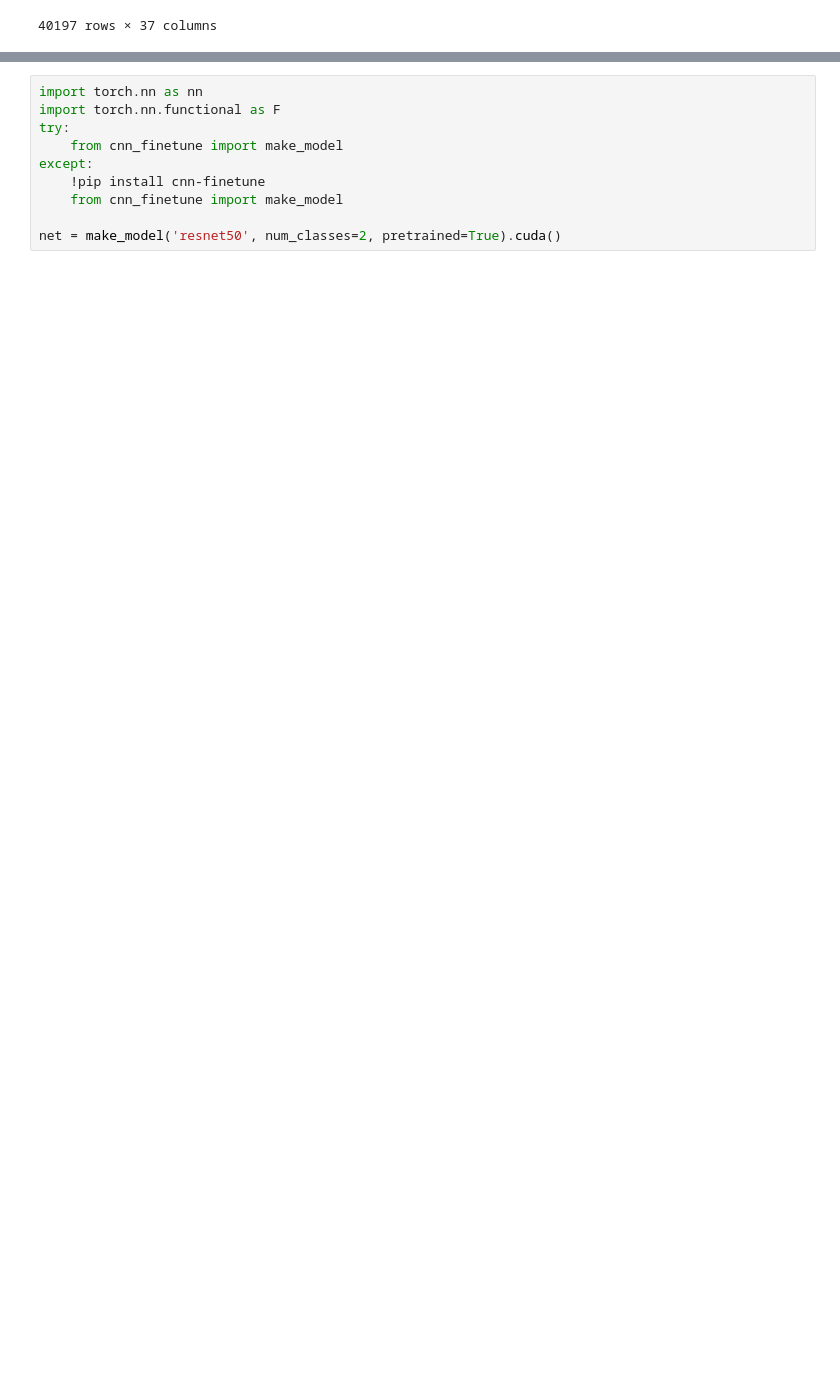
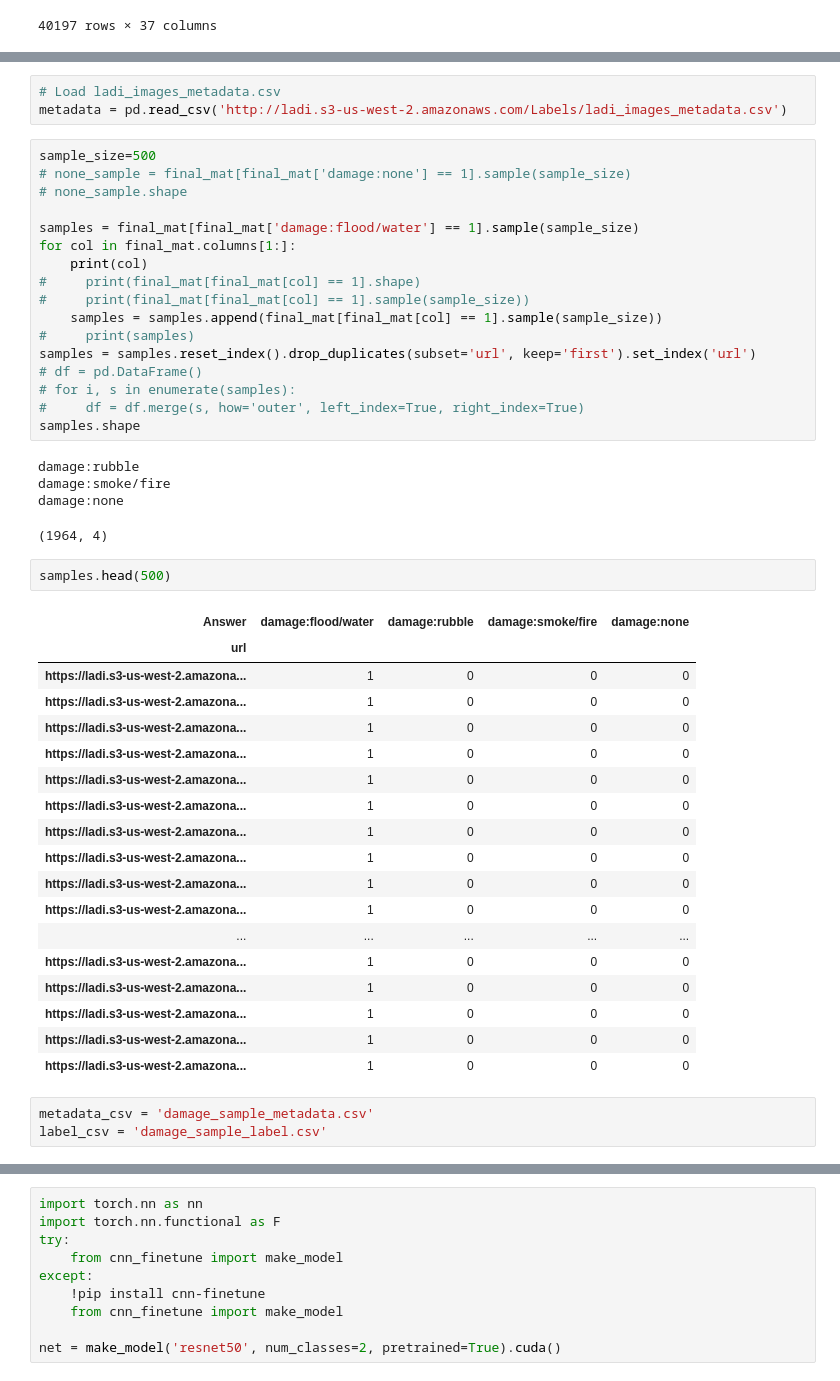
Before and after one commit to bwsi-remote-sensing-2021/operations-team, a Jupyter notebook: Damage-CNN.ipynb, the cells around one changed output, grey strips where cells are left out. Cells and saved outputs as stored; diff of their text form; blank space fills up the shorter version.

```diff
--- a/Damage-CNN.ipynb
+++ b/Damage-CNN.ipynb
@@ -208,3 +168,52 @@ non_flood_examples
+# %%
+# Load ladi_images_metadata.csv
+metadata = pd.read_csv('http://ladi.s3-us-west-2.amazonaws.com/Labels/ladi_images_metadata.csv')
+# %%
+sample_size=500
+# none_sample = final_mat[final_mat['damage:none'] == 1].sample(sample_size)
+# none_sample.shape
+
+samples = final_mat[final_mat['damage:flood/water'] == 1].sample(sample_size)
+for col in final_mat.columns[1:]:
+    print(col)
+#     print(final_mat[final_mat[col] == 1].shape)
+#     print(final_mat[final_mat[col] == 1].sample(sample_size))
+    samples = samples.append(final_mat[final_mat[col] == 1].sample(sample_size))
+#     print(samples)
+samples = samples.reset_index().drop_duplicates(subset='url', keep='first').set_index('url')
+# df = pd.DataFrame()
+# for i, s in enumerate(samples):
+#     df = df.merge(s, how='outer', left_index=True, right_index=True)
+samples.shape
+# %% [output]
+damage:rubble
+damage:smoke/fire
+damage:none
+(1964, 4)
+# %%
+samples.head(500)
+# %% [output]
+| Answer | damage:flood/water | damage:rubble | damage:smoke/fire | damage:none |
+| url |  |  |  |  |
+| https://ladi.s3-us-west-2.amazona... | 1 | 0 | 0 | 0 |
+| https://ladi.s3-us-west-2.amazona... | 1 | 0 | 0 | 0 |
+| https://ladi.s3-us-west-2.amazona... | 1 | 0 | 0 | 0 |
+| https://ladi.s3-us-west-2.amazona... | 1 | 0 | 0 | 0 |
+| https://ladi.s3-us-west-2.amazona... | 1 | 0 | 0 | 0 |
+| https://ladi.s3-us-west-2.amazona... | 1 | 0 | 0 | 0 |
+| https://ladi.s3-us-west-2.amazona... | 1 | 0 | 0 | 0 |
+| https://ladi.s3-us-west-2.amazona... | 1 | 0 | 0 | 0 |
+| https://ladi.s3-us-west-2.amazona... | 1 | 0 | 0 | 0 |
+| https://ladi.s3-us-west-2.amazona... | 1 | 0 | 0 | 0 |
+| ... | ... | ... | ... | ... |
+| https://ladi.s3-us-west-2.amazona... | 1 | 0 | 0 | 0 |
+| https://ladi.s3-us-west-2.amazona... | 1 | 0 | 0 | 0 |
+| https://ladi.s3-us-west-2.amazona... | 1 | 0 | 0 | 0 |
+| https://ladi.s3-us-west-2.amazona... | 1 | 0 | 0 | 0 |
+| https://ladi.s3-us-west-2.amazona... | 1 | 0 | 0 | 0 |
+# %%
+metadata_csv = 'damage_sample_metadata.csv'
+label_csv = 'damage_sample_label.csv'
 # %%
 # Load ladi_images_metadata.csv
 metadata = pd.read_csv('http://ladi.s3-us-west-2.amazonaws.com/Labels/ladi_images_metadata.csv')
```
Also changed, not shown: parts of 13 cells of this notebook, 2 other files.
